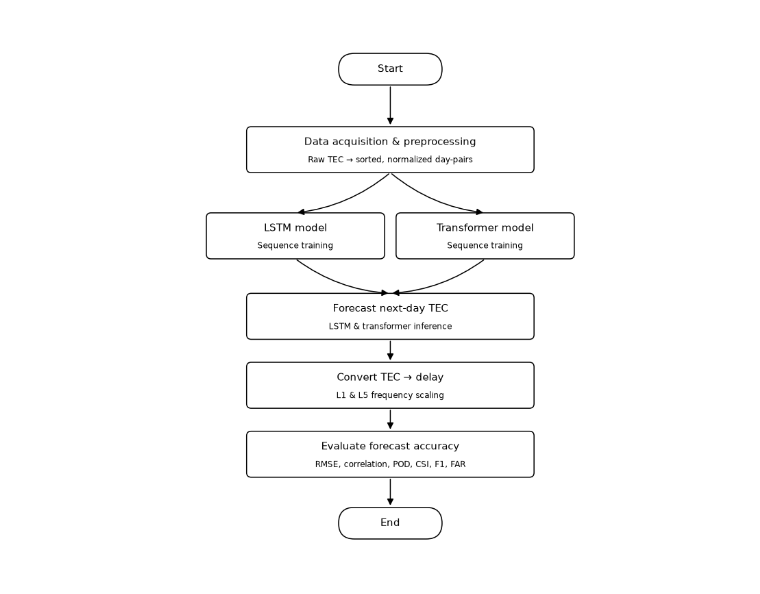
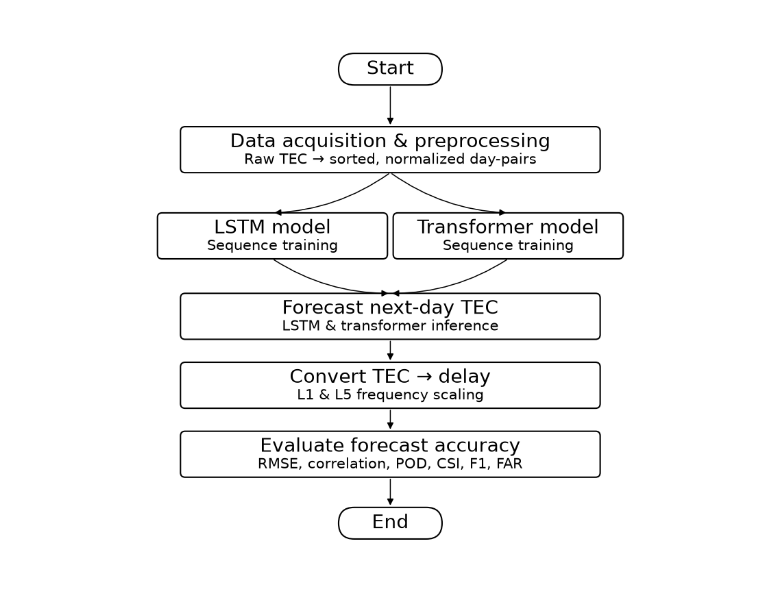
Before and after one commit to codewithavra/ionospheric-tec-forecasting, a Jupyter notebook: workflow-diagram.ipynb, the cells around one changed output. Drawn from its saved outputs; the diff is of its cells as text; code cells hidden in the pictures.

```diff
--- a/workflow-diagram.ipynb
+++ b/workflow-diagram.ipynb
@@ -26,12 +26,17 @@ import matplotlib.pyplot as plt
 from matplotlib.patches import FancyBboxPatch, FancyArrowPatch
 from matplotlib.path import Path
 from src.configs.config import GENERATED_PLOTS_DIR
+
+
+
+plt.rcParams["font.serif"] = ["Times New Roman"]
+
 # ----------------------------------------------------------------------
 # 1. Style constants
 # ----------------------------------------------------------------------
 FIG_W, FIG_H = 8.5, 9.5           # inches -> good aspect ratio for a paper figure
-BOX_W, BOX_H = 5.0, 0.8           # default box size (data units)
-SPLIT_BOX_W = 3.1                 # width of the LSTM / Transformer boxes
+BOX_W, BOX_H = 7.3, 0.8           # default box size (data units)
+SPLIT_BOX_W = 4                 # width of the LSTM / Transformer boxes
 PILL_W, PILL_H = 1.8, 0.55        # Start / End pill size
 
 COLORS = {
@@ -43,8 +48,8 @@ COLORS = {
 }
 
 ARROW_COLOR = "#000000"
-FONT_TITLE = dict(fontsize=11, fontweight="medium", ha="center", va="center")
-FONT_SUB = dict(fontsize=8.5, ha="center", va="center")
+FONT_TITLE = dict(fontsize=20, fontweight="medium", ha="center", va="center")
+FONT_SUB = dict(fontsize=15, ha="center", va="center")
 
 
 # ----------------------------------------------------------------------
@@ -56,7 +61,7 @@ def draw_box(ax, cx, cy, w, h, title, subtitle, style_key, rounding=0.08):
     box = FancyBboxPatch(
         (cx - w / 2, cy - h / 2), w, h,
         boxstyle=f"round,pad=0,rounding_size={rounding}",
-        linewidth=1.1,
+        linewidth=1.5,
         facecolor=style["face"],
         edgecolor=style["edge"],
     )
@@ -100,8 +105,8 @@ Y_DELAY = 6.1
 Y_EVAL = 4.9
 Y_END = 3.7
 
-X_LSTM = 3.35
-X_TRANS = 6.65
+X_LSTM = 2.95
+X_TRANS = 7.05
 
 
 def build_figure():
@@ -138,31 +143,31 @@ def build_figure():
               "Evaluate forecast accuracy",
               "RMSE, correlation, POD, CSI, F1, FAR", "eval")
 
     draw_pill(ax, CX, Y_END, "End")
 
     # ---- arrows ------------------------------------------------------
     draw_arrow(ax, (CX, Y_START - PILL_H / 2), (CX, Y_PREP + BOX_H / 2))
 
     # split
     draw_arrow(ax, (CX, Y_PREP - BOX_H / 2), (X_LSTM, Y_MODELS + BOX_H / 2),
                connectionstyle="arc3,rad=-0.15")
     draw_arrow(ax, (CX, Y_PREP - BOX_H / 2), (X_TRANS, Y_MODELS + BOX_H / 2),
                connectionstyle="arc3,rad=0.15")
 
     # merge
     draw_arrow(ax, (X_LSTM, Y_MODELS - BOX_H / 2), (CX, Y_FORECAST + BOX_H / 2),
                connectionstyle="arc3,rad=0.15")
     draw_arrow(ax, (X_TRANS, Y_MODELS - BOX_H / 2), (CX, Y_FORECAST + BOX_H / 2),
                connectionstyle="arc3,rad=-0.15")
 
     draw_arrow(ax, (CX, Y_FORECAST - BOX_H / 2), (CX, Y_DELAY + BOX_H / 2))
     draw_arrow(ax, (CX, Y_DELAY - BOX_H / 2), (CX, Y_EVAL + BOX_H / 2))
     draw_arrow(ax, (CX, Y_EVAL - BOX_H / 2), (CX, Y_END + PILL_H / 2))
 
     fig.tight_layout(pad=0.4)
     return fig
 
 fig= build_figure()
 fig.savefig(GENERATED_PLOTS_DIR/"workflowDiagram.png",format="png",dpi=300,bbox_inches="tight")
 # %% [output]
-[figure, old version]
+[figure, new version]
```
